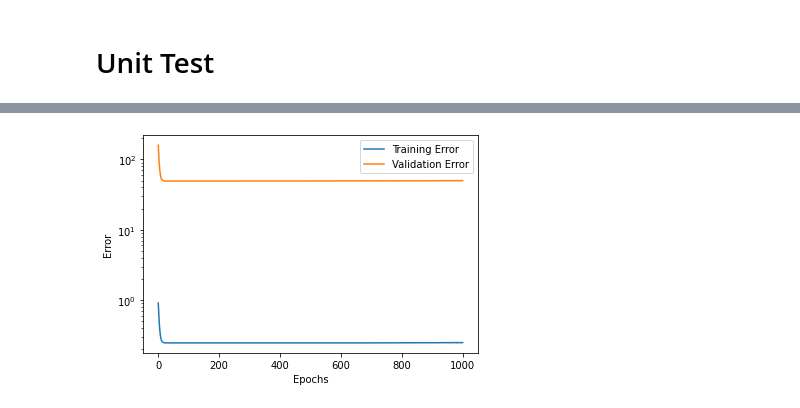
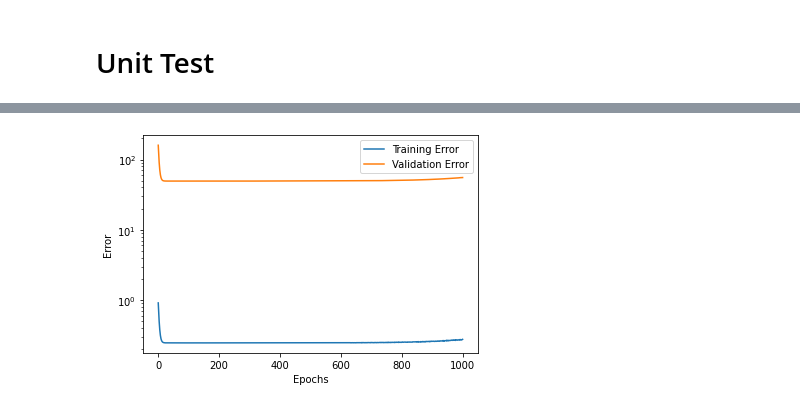
Before and after one commit to AlbertoMontanelli/Machine-Learning, a Jupyter notebook: neural_network.ipynb, the cells around one changed output, grey strips where cells are left out. Drawn from its saved outputs; the diff is of its cells as text; code cells hidden in the pictures.

Commit message:
Nesterov Momentum

```diff
--- a/neural_network.ipynb
+++ b/neural_network.ipynb
@@ -304,15 +331,15 @@ class NeuralNetwork:
             input = layer.forward_layer(input)
         return input
 
-    def backward(self, d_Ep, learning_rate, Lambda, reg_type):
+    def backward(self, d_Ep, learning_rate, Lambda_t, Lambda_l, reg_type, momentum):
         for layer in reversed(self.layers):
-            d_Ep = layer.backward_layer(d_Ep, learning_rate, Lambda, reg_type)
+            d_Ep = layer.backward_layer(d_Ep, learning_rate, Lambda_t, Lambda_l, reg_type, momentum)
 
     def reinitialize_weights(self):
         for layer in self.layers:
             layer.initialize_weights() # does it layer-by-layer
 
-    def train_val_setup(self, x_train, target_train, x_val, target_val, epochs, learning_rate, Lambda_t, Lambda_l, reg_type, loss_function, loss_function_derivative, batch_size):
+    def train_val_setup(self, x_train, target_train, x_val, target_val, epochs, learning_rate, Lambda_t, Lambda_l, reg_type, momentum, loss_function, loss_function_derivative, batch_size):
         train_error_epoch = np.zeros(epochs)
         val_error_epoch = np.zeros(epochs)
 
@@ -344,7 +371,7 @@ class NeuralNetwork:
                 epoch_tr_loss += np.sum(loss)
 
                 # Backward pass
-                self.backward(loss_gradient, learning_rate, Lambda, reg_type)
+                self.backward(loss_gradient, learning_rate, Lambda_t, Lambda_l, reg_type, momentum)
 
             # validation
             val_predictions = self.forward(x_val) # calculates the output of the validation date
@@ -358,7 +385,7 @@ class NeuralNetwork:
         return train_error_epoch, val_error_epoch
 
 
-    def train_val(self, x_train_val, target_train_val, K, epochs, learning_rate, Lambda_t, Lambda_l, reg_type, loss_function, loss_function_derivative, batch_size):
+    def train_val(self, x_train_val, target_train_val, K, epochs, learning_rate, Lambda_t, Lambda_l, reg_type, momentum, loss_function, loss_function_derivative, batch_size):
         num_samples = x_train_val.shape[0]
         fold_size = num_samples // K
 
@@ -372,7 +399,7 @@ class NeuralNetwork:
             x_train, target_train = x_train_val[train_indices], target_train_val[train_indices] # definition of training set with matching targets
             x_val, target_val = x_train_val[val_indices], target_train_val[val_indices] # definition of validation set with matching targets
             train_error_epoch, val_error_epoch = self.train_val_setup(
-            x_train, target_train, x_val, target_val, epochs, learning_rate, Lambda_t, Lambda_l, loss_function, loss_function_derivative, batch_size
+            x_train, target_train, x_val, target_val, epochs, learning_rate, Lambda_t, Lambda_l, reg_type, momentum, loss_function, loss_function_derivative, batch_size
             ) # computation of errors via train_val_setup method
             return train_error_epoch, val_error_epoch
 
@@ -394,7 +421,7 @@ class NeuralNetwork:
 
             # training on the current fold
             train_error_epoch, val_error_epoch = self.train_val_setup(
-            x_train, target_train, x_val, target_val, epochs, learning_rate, Lambda_t, Lambda_l, reg_type, loss_function, loss_function_derivative, batch_size
+            x_train, target_train, x_val, target_val, epochs, learning_rate, Lambda_t, Lambda_l, reg_type, momentum, loss_function, loss_function_derivative, batch_size
             )
 
             # accumulating errors for averaging, we have the errors for each epoch summed for all the folds
@@ -437,9 +464,10 @@ learning_rate = 0.0001 # online smaller learning_rate, minibatch greater learnin
 batch_size = 100
 Lambda_t = 0.1
 Lambda_l = 0.1
+momentum = 0.7 # totalmente a caso
 
 # Cross-validation
-train_error, val_error = NN.train_val(x_tot, target, K, epochs, learning_rate, Lambda_t, Lambda_l, 'elastic', mean_squared_error, d_mean_squared_error, batch_size)
+train_error, val_error = NN.train_val(x_tot, target, K, epochs, learning_rate, Lambda_t, Lambda_l, 'elastic', momentum, mean_squared_error, d_mean_squared_error, batch_size)
 
 # Plot degli errori
 import matplotlib.pyplot as plt
@@ -472 +500 @@ Epoch 1000/1000, Avg Training Loss: 0.25084887383984655, Avg Validation Loss: 49
-[figure, old version]
+[figure, new version]
```
Also changed, not shown: parts of 2 cells of this notebook.
